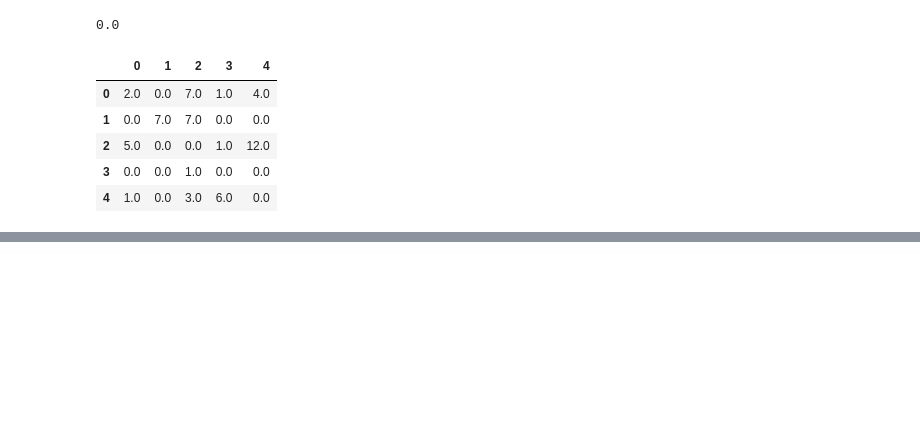
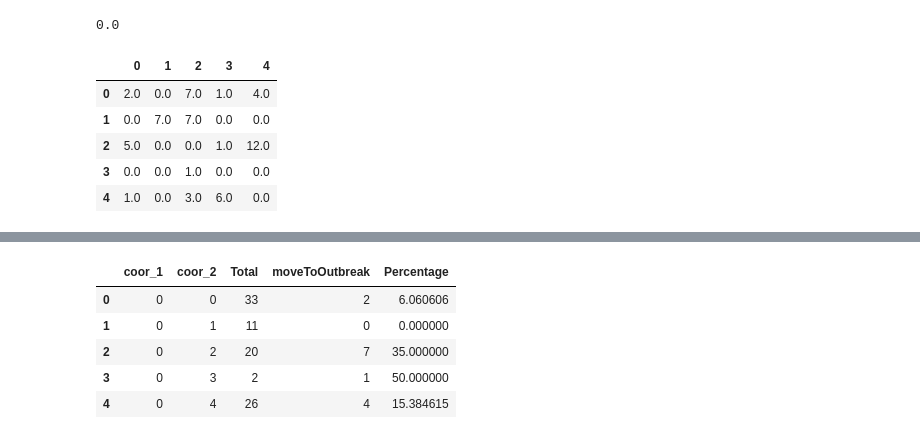
Before and after one commit to QuirkyDataScientist1978/project_dengue_fever, a Jupyter notebook: Final_Project_IP.ipynb, the cells around one changed output, grey strips where cells are left out. Cells and saved outputs as stored; diff of their text form; code cells hidden in the pictures; blank space fills up the shorter version.

```diff
--- a/Final_Project_IP.ipynb
+++ b/Final_Project_IP.ipynb
@@ -1985,0 +1935,3 @@ ax = sns.heatmap(matrix,  annot=True, fmt="d", cmap="YlGnBu")
+# %%
+total = pd.DataFrame(labeledDenormalized.groupby(['coor_1','coor_2'])['beforeOutbreak'].count()).reset_index()
+total.head()
@@ -1985,0 +1966,11 @@ ax = sns.heatmap(matrix,  annot=True, fmt="d", cmap="YlGnBu")
+# %%
+mergedOutbreaks['Percentage'] = np.divide(mergedOutbreaks['moveToOutbreak'],mergedOutbreaks['Total'])
+mergedOutbreaks['Percentage'] = mergedOutbreaks['Percentage'] * 100
+mergedOutbreaks.head()
+# %% [output]
+|  | coor_1 | coor_2 | Total | moveToOutbreak | Percentage |
+| 0 | 0 | 0 | 33 | 2 | 6.060606 |
+| 1 | 0 | 1 | 11 | 0 | 0.000000 |
+| 2 | 0 | 2 | 20 | 7 | 35.000000 |
+| 3 | 0 | 3 | 2 | 1 | 50.000000 |
+| 4 | 0 | 4 | 26 | 4 | 15.384615 |
```
Also changed, not shown: parts of 20 cells of this notebook.
